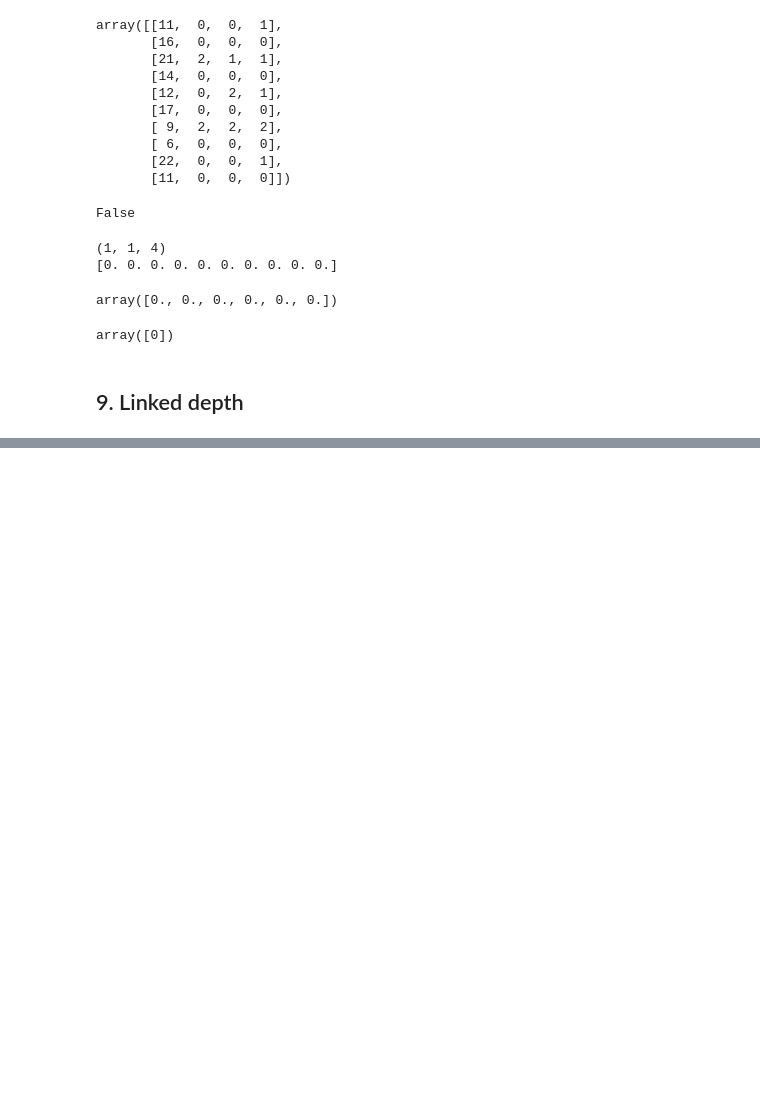
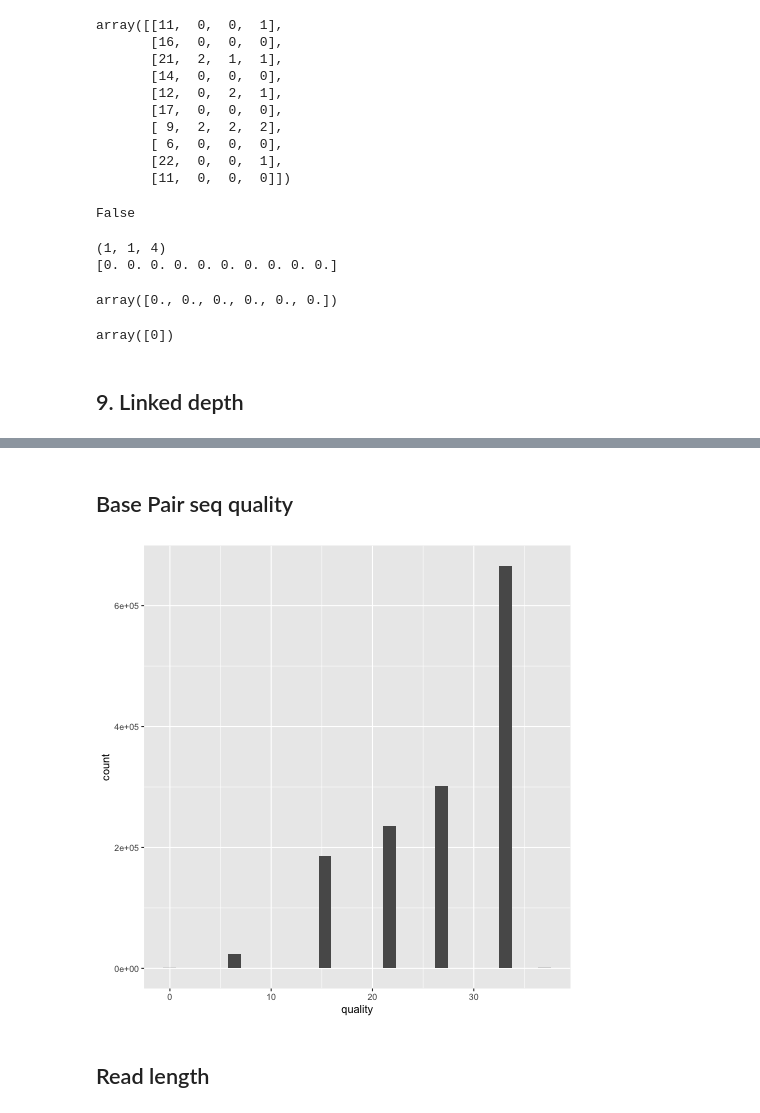
Before and after one commit to RacimoLab/simGL, a Jupyter notebook: notebook/simGL.ipynb, the cells around one changed output, grey strips where cells are left out. Cells and saved outputs as stored; diff of their text form; code cells hidden in the pictures; blank space fills up the shorter version.

```diff
--- a/notebook/simGL.ipynb
+++ b/notebook/simGL.ipynb
@@ -1478,0 +1487,35 @@ for i in range(3):
+# %%
+qual = '!"#$%&\'()*+,-./0123456789:;<=>?@ABCDEFGHIJKLMNOPQRSTUVWXYZ[\]^_`abcdefghijklmnopqrstuvwxyz{|}~'
+phred = {}
+
+for i, q in enumerate(qual):
+    phred[q] = i
+# %%
+readnum = []
+positio = []
+quality = []
+end = None
+with open("/Users/au552345/Desktop/readquality.txt") as file:
+    for i, line in enumerate(file):
+        start, qual = line.strip().split()
+        start = int(start)
+
+        if end != None:
+            if end < start:
+                for p in range(end+1, start):
+                    readnum.append(-1)
+                    positio.append(p)
+                    quality.append(0)
+
+        for q in qual:
+            readnum.append(i)
+            positio.append(start)
+            quality.append(phred[q])
+            start += 1
+            end = start
+        if i > 10000:
+            break
+# %%
+df = pd.DataFrame({"readnum" : readnum,
+                   "positio" : positio,
+                   "quality" : quality})
@@ -1478,0 +1549,12 @@ for i in range(3):
+# %% [markdown]
+## Base Pair seq quality
+# %%
+%%R
+
+df %>%
+    ggplot() +
+    geom_histogram(aes(x = quality), bins = 30)
+# %% [output]
+[figure, added]
+# %% [markdown]
+## Read length
```
Also changed, not shown: parts of 34 cells of this notebook.
